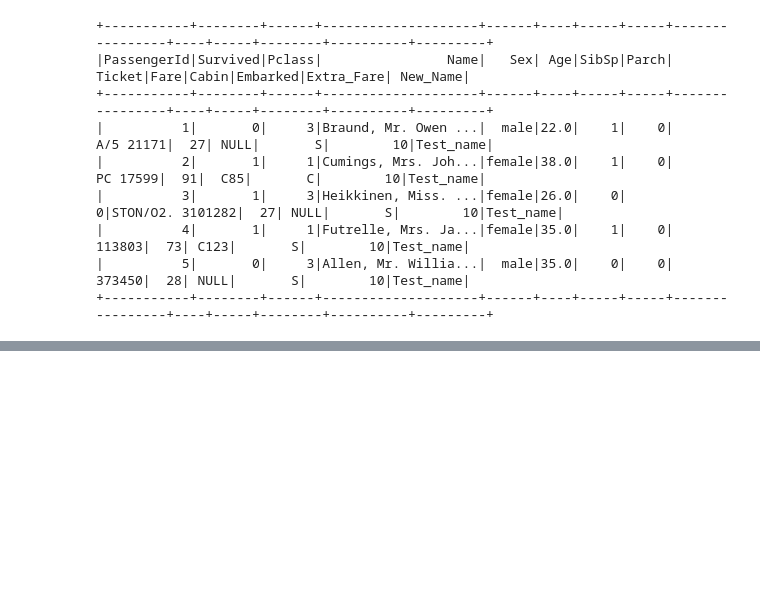
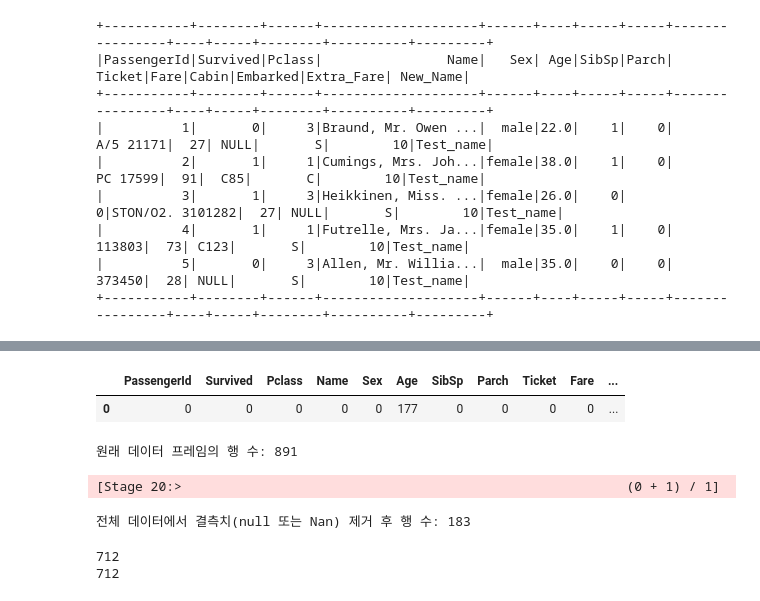
Before and after one commit to fkid009/SparkML_study, a Jupyter notebook: study/02_dataframe_handling.ipynb, the cells around one changed output, grey strips where cells are left out. Saved outputs shown, nothing was run; the diff lists cells and outputs as text; code cells hidden in the pictures; blank space fills up the shorter version.

```diff
--- a/study/02_dataframe_handling.ipynb
+++ b/study/02_dataframe_handling.ipynb
@@ -192,0 +432,36 @@ display(titanic_sdf_2.limit(5).toPandas())
+# %%
+from pyspark.sql.functions import count, when
+
+# 컬럼별 null 개수 (pandas: titanic_pdf.isna().sum())
+display(titanic_sdf.select(
+    [
+        count(
+            when(col(col_name).isNull(), col_name)
+        ).alias(col_name)
+        for col_name in titanic_sdf.columns
+    ]
+).toPandas())
+# %% [output]
+|  | PassengerId | Survived | Pclass | Name | Sex | Age | SibSp | Parch | Ticket | Fare | ... |
+| 0 | 0 | 0 | 0 | 0 | 0 | 177 | 0 | 0 | 0 | 0 | ... |
+# %%
+print(f"원래 데이터 프레임의 행 수: {titanic_sdf.count()}")
+print(f"결측치(null 또는 NaN)가 하나라도 있는 행 제거 후: {titanic_sdf_3.dropna().count()}")  # Cabin 결측이 많아서 크게 줄어듦
+# %% [output]
+원래 데이터 프레임의 행 수: 891
+[Stage 20:>                                                         (0 + 1) / 1]
+전체 데이터에서 결측치(null 또는 Nan) 제거 후 행 수: 183
+# %%
+# 특정 컬럼에 결측치가 있는 행만 삭제
+print(titanic_sdf_3.na.drop(subset=["Age", "Embarked"]).count())
+
+# filter로 같은 결과
+print(
+    titanic_sdf_3.filter(
+        (col("Age").isNotNull()) &
+        (col("Embarked").isNotNull())
+    ).count()
+)
+# %% [output]
+712
+712
```
Also changed, not shown: parts of 45 cells of this notebook.
